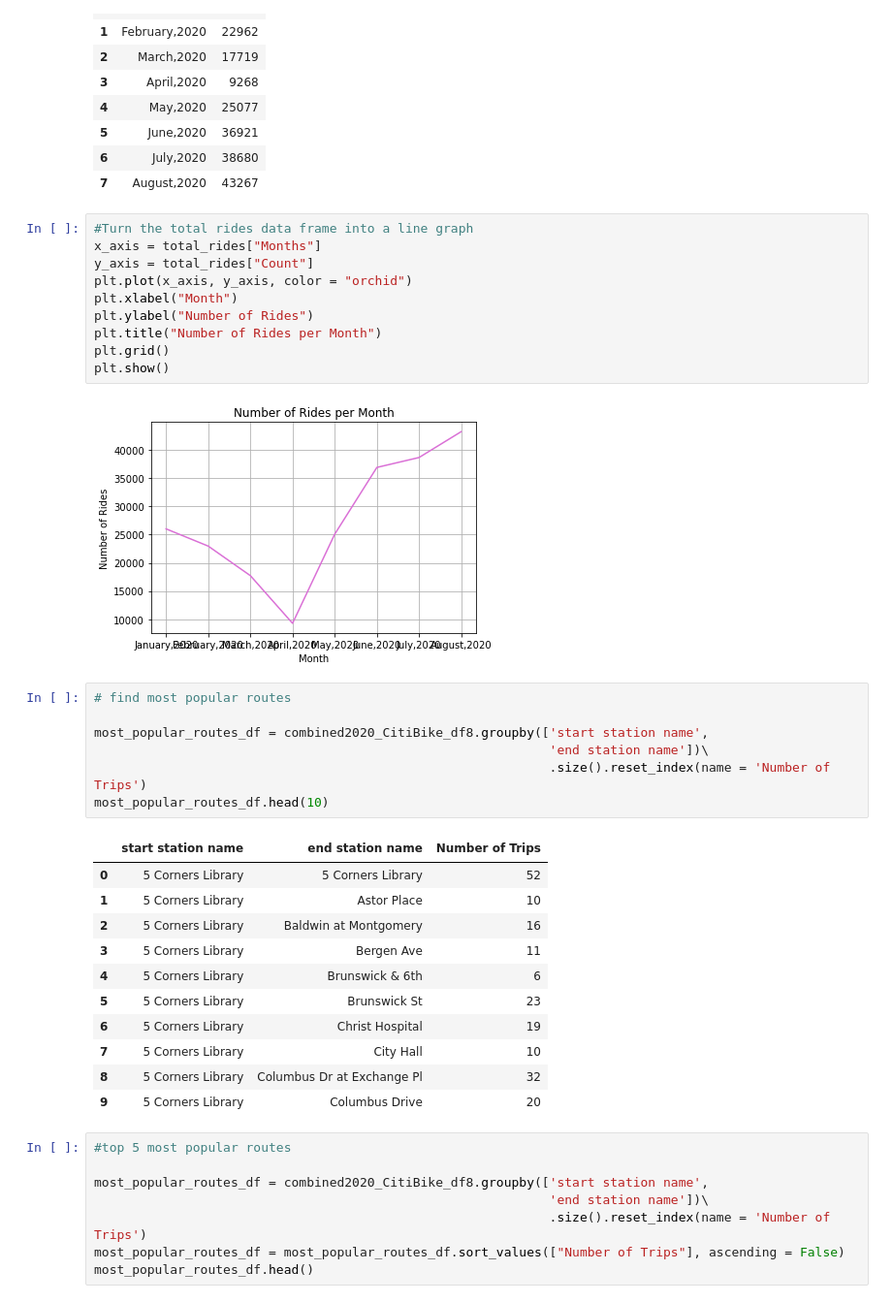
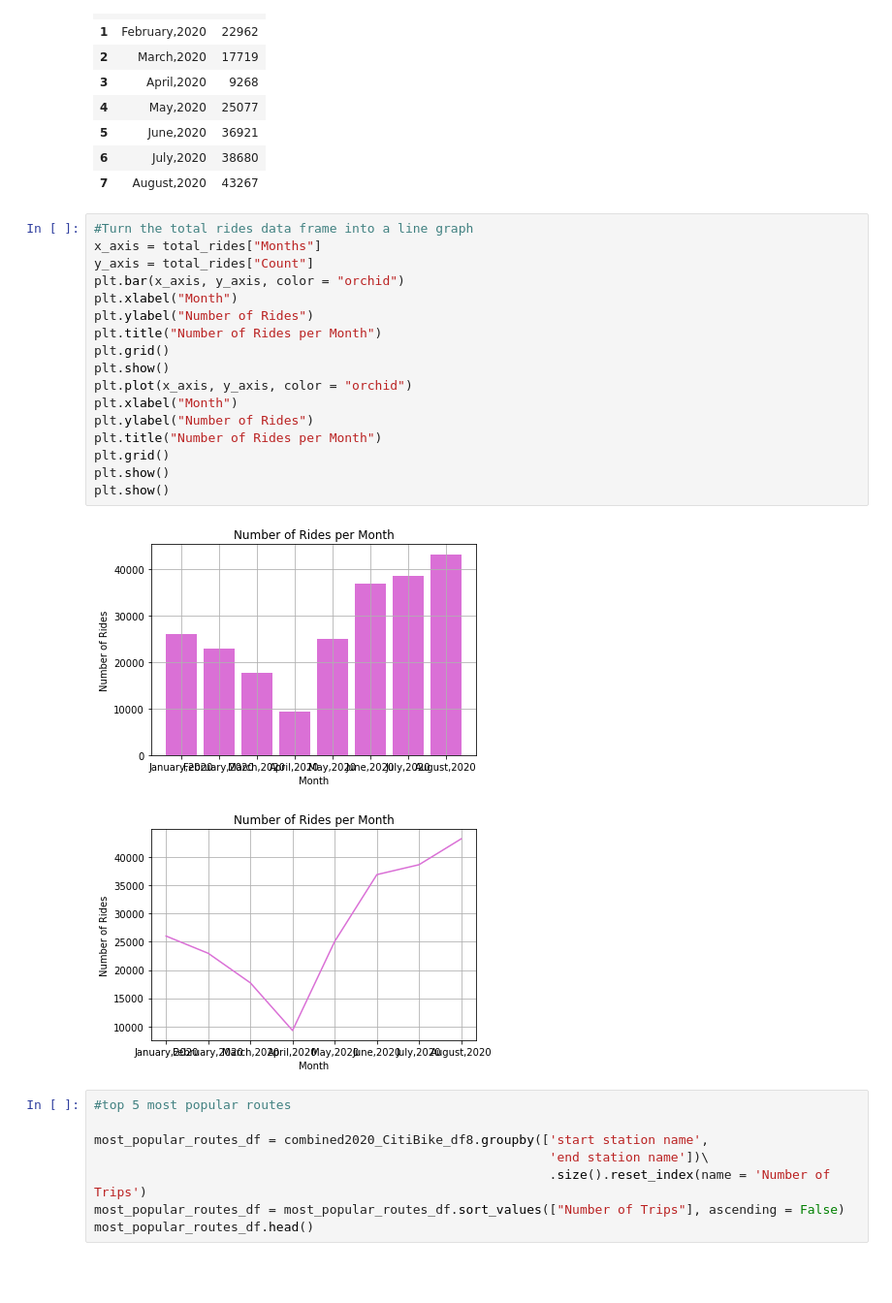
Before and after one commit to tnatoli29/Project_1, a Jupyter notebook: CitiBike/CitiBike 2020 Merge.ipynb, the cells around one changed output. Shown at 97% size. Saved outputs shown, nothing was run; the diff lists cells and outputs as text; blank space fills up the shorter version.

```diff
--- a/CitiBike/CitiBike 2020 Merge.ipynb
+++ b/CitiBike/CitiBike 2020 Merge.ipynb
@@ -400,34 +398,23 @@ total_rides
 # %%
 #Turn the total rides data frame into a line graph
 x_axis = total_rides["Months"]
 y_axis = total_rides["Count"]
+plt.bar(x_axis, y_axis, color = "orchid")
+plt.xlabel("Month")
+plt.ylabel("Number of Rides")
+plt.title("Number of Rides per Month")
+plt.grid()
+plt.show()
 plt.plot(x_axis, y_axis, color = "orchid")
 plt.xlabel("Month")
 plt.ylabel("Number of Rides")
 plt.title("Number of Rides per Month")
 plt.grid()
 plt.show()
+plt.show()
 # %% [output]
-[figure, old version]
+[figure, new version]
+[figure, added]
-# %%
-# find most popular routes
-
-most_popular_routes_df = combined2020_CitiBike_df8.groupby(['start station name',
-                                                            'end station name'])\
-                                                            .size().reset_index(name = 'Number of Trips')
-most_popular_routes_df.head(10)
-# %% [output]
-|  | start station name | end station name | Number of Trips |
-| 0 | 5 Corners Library | 5 Corners Library | 52 |
-| 1 | 5 Corners Library | Astor Place | 10 |
-| 2 | 5 Corners Library | Baldwin at Montgomery | 16 |
-| 3 | 5 Corners Library | Bergen Ave | 11 |
-| 4 | 5 Corners Library | Brunswick & 6th | 6 |
-| 5 | 5 Corners Library | Brunswick St | 23 |
-| 6 | 5 Corners Library | Christ Hospital | 19 |
-| 7 | 5 Corners Library | City Hall | 10 |
-| 8 | 5 Corners Library | Columbus Dr at Exchange Pl | 32 |
-| 9 | 5 Corners Library | Columbus Drive | 20 |
 # %%
 #top 5 most popular routes
 
```
Also changed, not shown: parts of 13 cells of this notebook.
